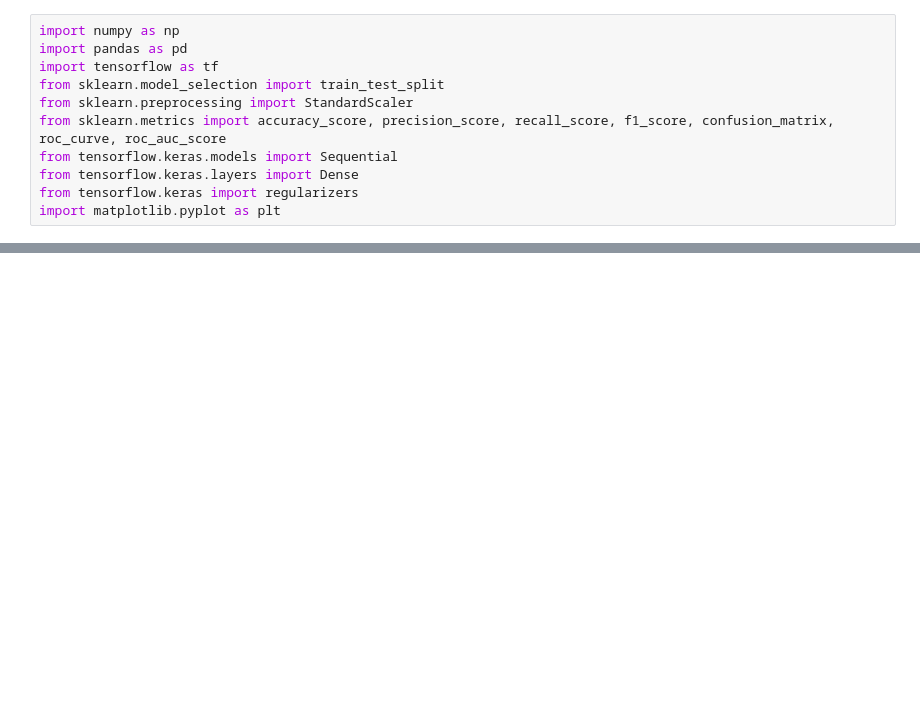
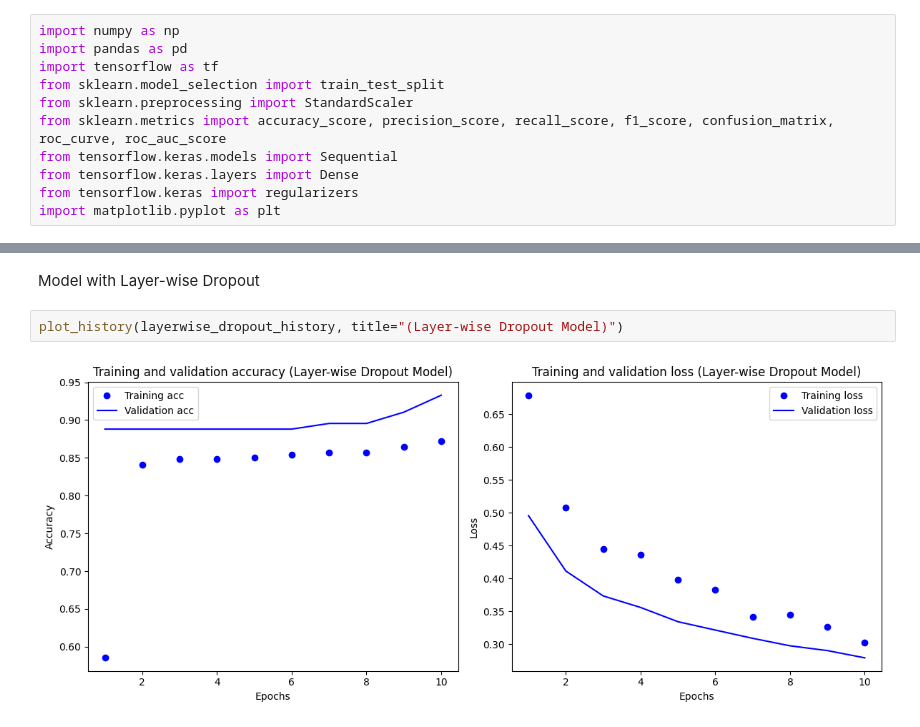
Before and after one commit to MRazin172/DL_Lab4, a Jupyter notebook: DL_Lab4.ipynb, the cells around one changed output, grey strips where cells are left out. Saved outputs shown, nothing was run; the diff lists cells and outputs as text; blank space fills up the shorter version.

```diff
--- a/DL_Lab4.ipynb
+++ b/DL_Lab4.ipynb
@@ -76,0 +361,6 @@ Index(['customerID', 'gender', 'Partner', 'Dependents', 'PhoneService',
+# %% [markdown]
+Model with Layer-wise Dropout
+# %%
+plot_history(layerwise_dropout_history, title="(Layer-wise Dropout Model)")
+# %% [output]
+[figure, added]
```
Also changed, not shown: parts of 28 cells of this notebook.
